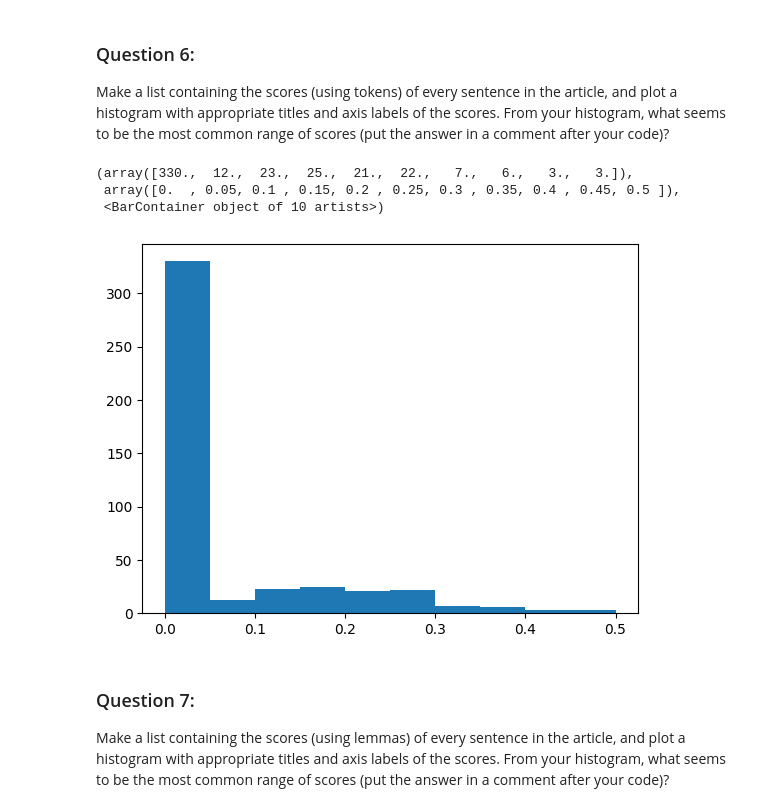
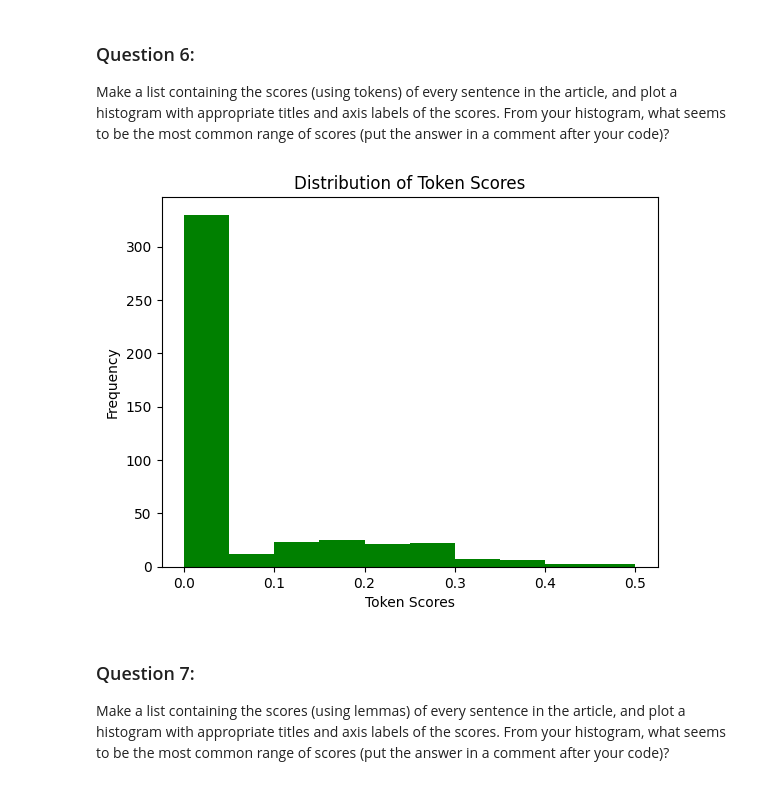
Before and after one commit to Stone-Snevets/web-06-web_scraping, a Jupyter notebook: web-scraping.ipynb, the cells around one changed output. Cells and saved outputs as stored; diff of their text form; code cells hidden in the pictures.

```diff
--- a/web-scraping.ipynb
+++ b/web-scraping.ipynb
@@ -227,31 +227,34 @@ Make a list containing the scores (using tokens) of every sentence in the articl
 # %%
 # Create an empty list to put token scores in
 token_score_list = []
 
 # For each sentence
 for i in range(len(list(doc.sents))):
 
     # Call score_sentence_by_token()
     tkn_score = score_sentence_by_token(list(doc.sents)[i], interesting_tokens)
 
     # Append the token score into our list
     token_score_list.append(tkn_score)
 
 # Generate a histogram of the scores
-#-> x = scores, y = frequency of those scores
-plt.hist(x = token_score_list, bins = 10)
+
+#-> Generate the actual histogram
+plt.hist(x = token_score_list, bins = 10, color='green')
+
+#-> Add labels
 plt.xlabel('Token Scores')
 plt.ylabel('Frequency')
+plt.title('Distribution of Token Scores')
+
+#-> Display the histogram
+plt.show()
 
 # Comment what seems to be the most common range of scores
-
-# By FAR the most common range of scores is between 0.00 and 0.05.
-# This is mostly due to many of the token scores being zero.
+# -> By FAR the most common range of scores is between 0.00 and 0.05.
+# -> This is mostly due to many of the token scores being zero.
 # %% [output]
-(array([330.,  12.,  23.,  25.,  21.,  22.,   7.,   6.,   3.,   3.]),
- array([0.  , 0.05, 0.1 , 0.15, 0.2 , 0.25, 0.3 , 0.35, 0.4 , 0.45, 0.5 ]),
- <BarContainer object of 10 artists>)
-[figure, old version]
+[figure, new version]
 # %% [markdown]
 ### Question 7:
 Make a list containing the scores (using lemmas) of every sentence in the article, and plot a histogram with appropriate titles and axis labels of the scores.  From your histogram, what seems to be the most common range of scores (put the answer in a comment after your code)?
```
Also changed, not shown: parts of 1 cell of this notebook.
